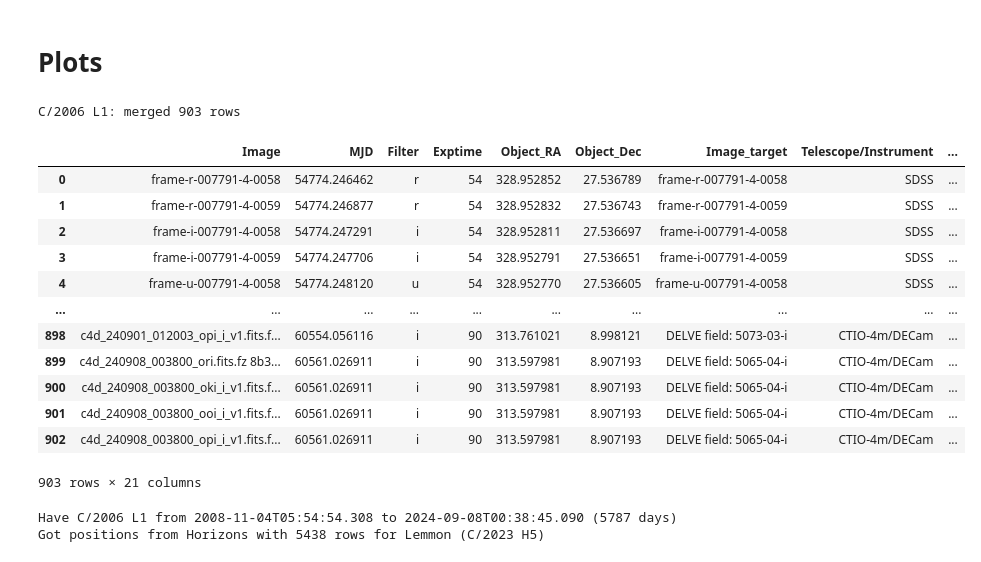
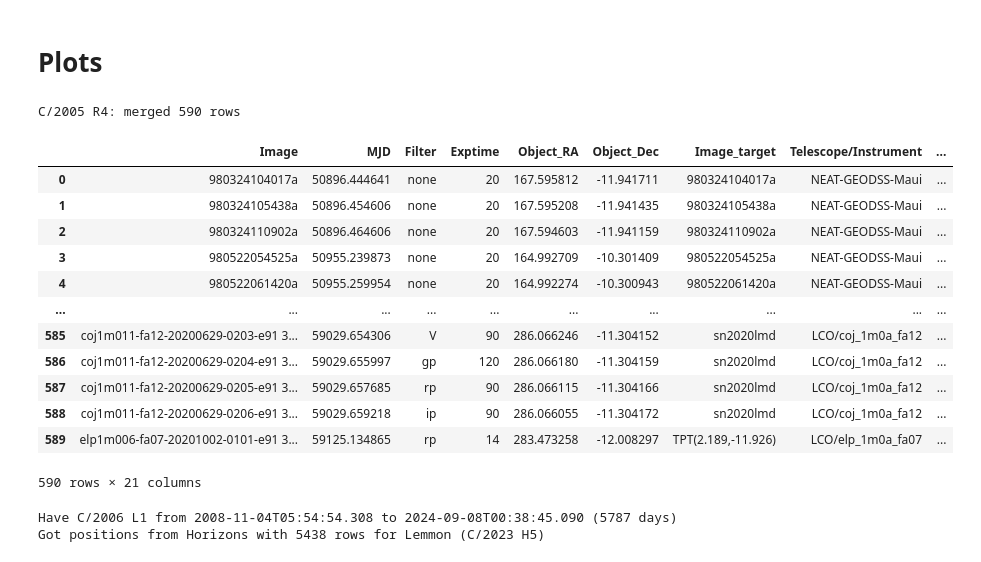
Before and after one commit to AlexeySergeyev/comets, a Jupyter notebook: comets_visibility.ipynb, the cells around one changed output. Saved outputs shown, nothing was run; the diff lists cells and outputs as text; code cells hidden in the pictures.

```diff
--- a/comets_visibility.ipynb
+++ b/comets_visibility.ipynb
@@ -614,36 +614,37 @@ Name: count, dtype: int64
 # Plots
 # %%
 # name= "C/2023 H5"
-name = "C/2006 L1"
+# name = "C/2005 R4"
+name
 cadc_filename = f"data/cadc2/{name.replace('/', '_')}_cadc.csv"
 miriade_filename = f"data/miriade2/{name.replace('/', '_')}_miriade.csv"
 try:
     df_cadc = pd.read_csv(cadc_filename)
 except FileNotFoundError:
     print(f"{name}: CADC file not found")
     df_cadc = pd.DataFrame()
 try:    df_miriade = pd.read_csv(miriade_filename)
 except FileNotFoundError:
     print(f"{name}: Miriade file not found")
     df_miriade = pd.DataFrame()
 df = pd.merge(df_cadc, df_miriade, left_index=True, right_index=True, suffixes=('_cadc', '_miriade'))
 print(f"{name}: merged {len(df)} rows")
 df
 # %% [output]
-C/2006 L1: merged 903 rows
+C/2005 R4: merged 590 rows
 |  | Image | MJD | Filter | Exptime | Object_RA | Object_Dec | Image_target | Telescope/Instrument | ... |
-| 0 | frame-r-007791-4-0058 | 54774.246462 | r | 54 | 328.952852 | 27.536789 | frame-r-007791-4-0058 | SDSS | ... |
-| 1 | frame-r-007791-4-0059 | 54774.246877 | r | 54 | 328.952832 | 27.536743 | frame-r-007791-4-0059 | SDSS | ... |
-| 2 | frame-i-007791-4-0058 | 54774.247291 | i | 54 | 328.952811 | 27.536697 | frame-i-007791-4-0058 | SDSS | ... |
-| 3 | frame-i-007791-4-0059 | 54774.247706 | i | 54 | 328.952791 | 27.536651 | frame-i-007791-4-0059 | SDSS | ... |
-| 4 | frame-u-007791-4-0058 | 54774.248120 | u | 54 | 328.952770 | 27.536605 | frame-u-007791-4-0058 | SDSS | ... |
+| 0 | 980324104017a | 50896.444641 | none | 20 | 167.595812 | -11.941711 | 980324104017a | NEAT-GEODSS-Maui | ... |
+| 1 | 980324105438a | 50896.454606 | none | 20 | 167.595208 | -11.941435 | 980324105438a | NEAT-GEODSS-Maui | ... |
+| 2 | 980324110902a | 50896.464606 | none | 20 | 167.594603 | -11.941159 | 980324110902a | NEAT-GEODSS-Maui | ... |
+| 3 | 980522054525a | 50955.239873 | none | 20 | 164.992709 | -10.301409 | 980522054525a | NEAT-GEODSS-Maui | ... |
+| 4 | 980522061420a | 50955.259954 | none | 20 | 164.992274 | -10.300943 | 980522061420a | NEAT-GEODSS-Maui | ... |
 | ... | ... | ... | ... | ... | ... | ... | ... | ... | ... |
-| 898 | c4d_240901_012003_opi_i_v1.fits.f... | 60554.056116 | i | 90 | 313.761021 | 8.998121 | DELVE field: 5073-03-i | CTIO-4m/DECam | ... |
-| 899 | c4d_240908_003800_ori.fits.fz 8b3... | 60561.026911 | i | 90 | 313.597981 | 8.907193 | DELVE field: 5065-04-i | CTIO-4m/DECam | ... |
-| 900 | c4d_240908_003800_oki_i_v1.fits.f... | 60561.026911 | i | 90 | 313.597981 | 8.907193 | DELVE field: 5065-04-i | CTIO-4m/DECam | ... |
-| 901 | c4d_240908_003800_ooi_i_v1.fits.f... | 60561.026911 | i | 90 | 313.597981 | 8.907193 | DELVE field: 5065-04-i | CTIO-4m/DECam | ... |
-| 902 | c4d_240908_003800_opi_i_v1.fits.f... | 60561.026911 | i | 90 | 313.597981 | 8.907193 | DELVE field: 5065-04-i | CTIO-4m/DECam | ... |
+| 585 | coj1m011-fa12-20200629-0203-e91 3... | 59029.654306 | V | 90 | 286.066246 | -11.304152 | sn2020lmd | LCO/coj_1m0a_fa12 | ... |
+| 586 | coj1m011-fa12-20200629-0204-e91 3... | 59029.655997 | gp | 120 | 286.066180 | -11.304159 | sn2020lmd | LCO/coj_1m0a_fa12 | ... |
+| 587 | coj1m011-fa12-20200629-0205-e91 3... | 59029.657685 | rp | 90 | 286.066115 | -11.304166 | sn2020lmd | LCO/coj_1m0a_fa12 | ... |
+| 588 | coj1m011-fa12-20200629-0206-e91 3... | 59029.659218 | ip | 90 | 286.066055 | -11.304172 | sn2020lmd | LCO/coj_1m0a_fa12 | ... |
+| 589 | elp1m006-fa07-20201002-0101-e91 3... | 59125.134865 | rp | 14 | 283.473258 | -12.008297 | TPT(2.189,-11.926) | LCO/elp_1m0a_fa07 | ... |
-903 rows × 21 columns
+590 rows × 21 columns
 # %%
 # %% [output]
 Have C/2006 L1 from 2008-11-04T05:54:54.308 to 2024-09-08T00:38:45.090 (5787 days)
```
Also changed, not shown: parts of 3 cells of this notebook, 1 other file.
